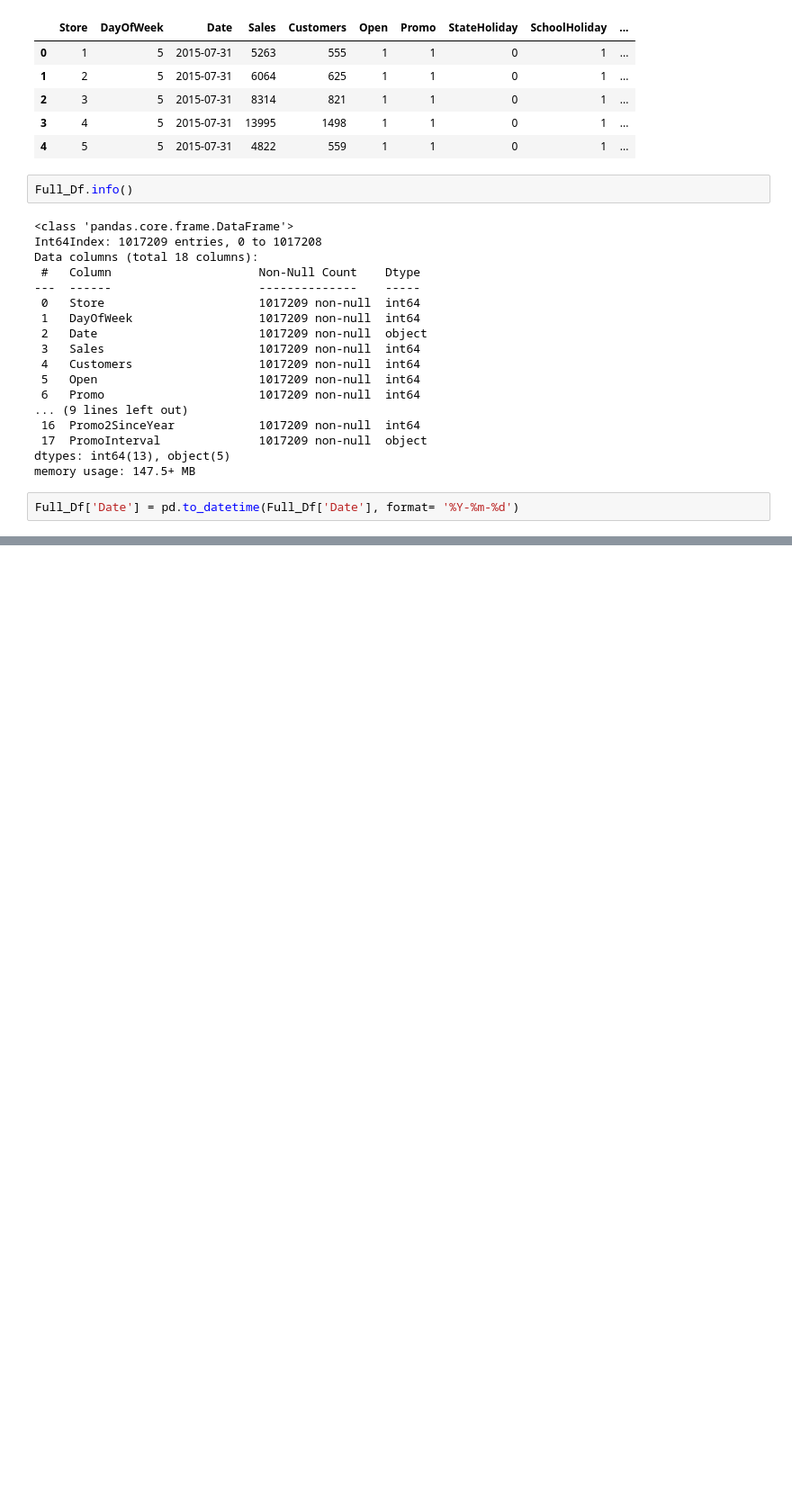
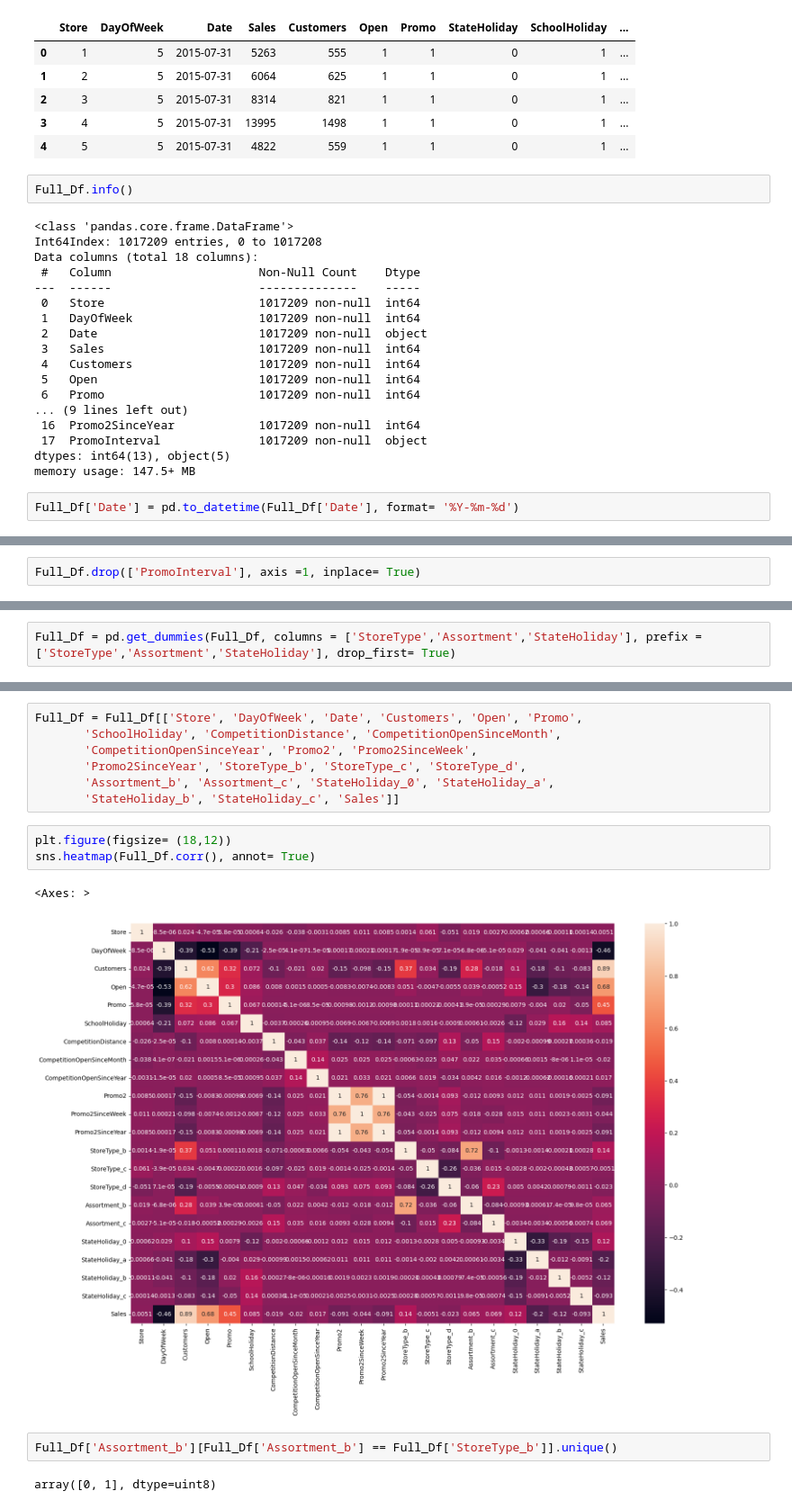
Before and after one commit to SaamarthMeston/Capstone-Project-2---Rossmann-s-sales-prediction, a Jupyter notebook: Rossmann_Sales_Prediction_Capstone_Project.ipynb, the cells around one changed output, grey strips where cells are left out. Shown at 90% size. Drawn from its saved outputs; the diff is of its cells as text; blank space fills up the shorter version.

```diff
--- a/Rossmann_Sales_Prediction_Capstone_Project.ipynb
+++ b/Rossmann_Sales_Prediction_Capstone_Project.ipynb
@@ -411,0 +596,2 @@ Full_Df['Date'] = pd.to_datetime(Full_Df['Date'], format= '%Y-%m-%d')
+# %%
+Full_Df.drop(['PromoInterval'], axis =1, inplace= True)
@@ -411,0 +600,2 @@ Full_Df['Date'] = pd.to_datetime(Full_Df['Date'], format= '%Y-%m-%d')
+# %%
+Full_Df = pd.get_dummies(Full_Df, columns = ['StoreType','Assortment','StateHoliday'], prefix =['StoreType','Assortment','StateHoliday'], drop_first= True)
@@ -411,0 +642,17 @@ Full_Df['Date'] = pd.to_datetime(Full_Df['Date'], format= '%Y-%m-%d')
+# %%
+Full_Df = Full_Df[['Store', 'DayOfWeek', 'Date', 'Customers', 'Open', 'Promo',
+       'SchoolHoliday', 'CompetitionDistance', 'CompetitionOpenSinceMonth',
+       'CompetitionOpenSinceYear', 'Promo2', 'Promo2SinceWeek',
+       'Promo2SinceYear', 'StoreType_b', 'StoreType_c', 'StoreType_d',
+       'Assortment_b', 'Assortment_c', 'StateHoliday_0', 'StateHoliday_a',
+       'StateHoliday_b', 'StateHoliday_c', 'Sales']]
+# %%
+plt.figure(figsize= (18,12))
+sns.heatmap(Full_Df.corr(), annot= True)
+# %% [output]
+<Axes: >
+[figure, added]
+# %%
+Full_Df['Assortment_b'][Full_Df['Assortment_b'] == Full_Df['StoreType_b']].unique()
+# %% [output]
+array([0, 1], dtype=uint8)
```
Also changed, not shown: parts of 77 cells of this notebook.
